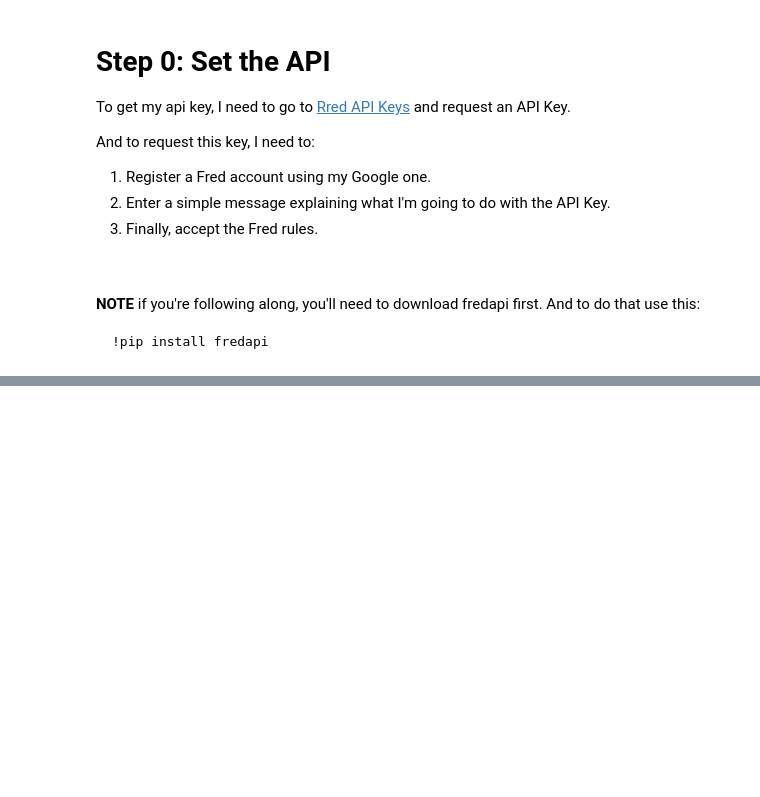
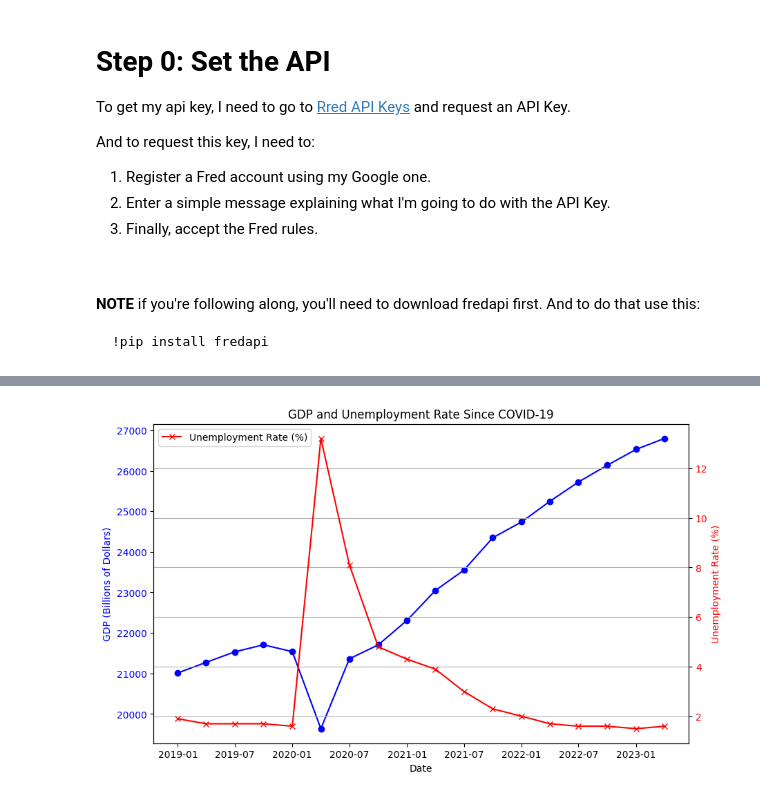
Before and after one commit to mohamedyosef101/growth-vs-unemployment, a Jupyter notebook: main.ipynb, the cells around one changed output, grey strips where cells are left out. Drawn from its saved outputs; the diff is of its cells as text; code cells hidden in the pictures; blank space fills up the shorter version.

Commit message:
Fred Economic Data

```diff
--- a/main.ipynb
+++ b/main.ipynb
@@ -69,0 +86,5 @@ fred.search("S&P", limit=10)
+# %%
+# define the time period from 2019 to 2023
+merged_data['Date'] = pd.to_datetime(merged_data['Date'])
+df = merged_data[(merged_data['Date'] >= '2019-01-01') & (merged_data['Date'] <= '2023-12-31')]
+df.head()
@@ -69,0 +98,27 @@ fred.search("S&P", limit=10)
+# %%
+# Create a figure and axis
+fig, ax1 = plt.subplots(figsize=(10, 6))
+
+# Plot GDP on the left y-axis
+ax1.plot(df['Date'], df['GDP'], color='b', marker='o', label='GDP (Billions of Dollars)')
+ax1.set_xlabel('Date')
+ax1.set_ylabel('GDP (Billions of Dollars)', color='b')
+ax1.tick_params(axis='y', labelcolor='b')
+
+# Create a second y-axis on the right
+ax2 = ax1.twinx()
+
+# Plot Unemployment Rate on the right y-axis
+ax2.plot(df['Date'], df['Unemp'], color='r', marker='x', label='Unemployment Rate (%)')
+ax2.set_ylabel('Unemployment Rate (%)', color='r')
+ax2.tick_params(axis='y', labelcolor='r')
+
+# Set titles and legend
+plt.title('GDP and Unemployment Rate Since COVID-19')
+plt.legend(loc='upper left', fontsize='medium')
+
+# Show the plot
+plt.grid(True)
+plt.show()
+# %% [output]
+[figure, added]
```
Also changed, not shown: parts of 15 cells of this notebook, 2 other files.
